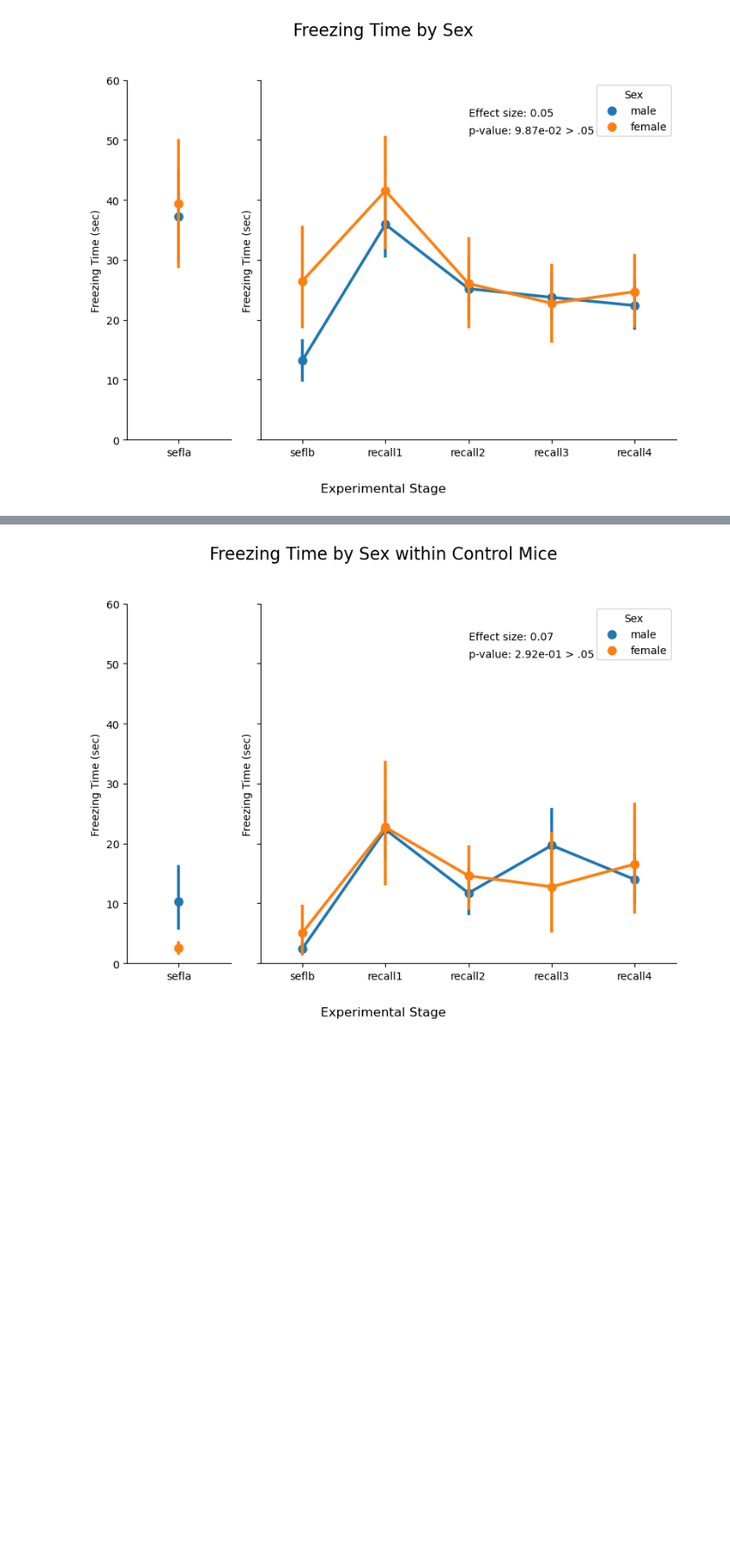
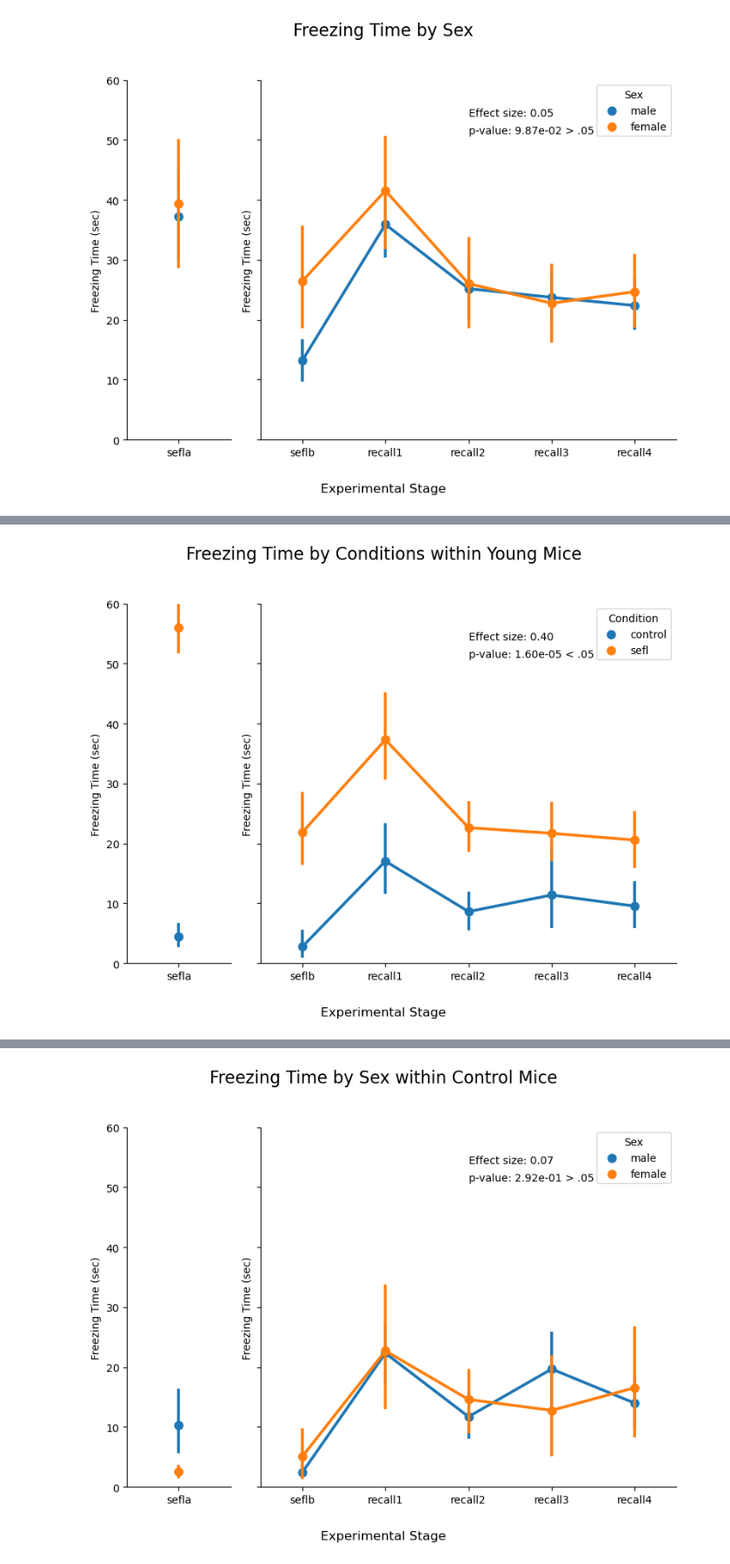
Before and after one commit to GergelyTuri/els_project, a Jupyter notebook: notebooks/novak_analyses/figures.ipynb, the cells around one changed output, grey strips where cells are left out. Shown at 87% size. Drawn from its saved outputs; the diff is of its cells as text; code cells hidden in the pictures; blank space fills up the shorter version.

```diff
--- a/notebooks/novak_analyses/figures.ipynb
+++ b/notebooks/novak_analyses/figures.ipynb
@@ -35,6 +35,14 @@ control_group = subset_data[subset_data['condition'] == 'control']
 sefla_data = data[data['day'] == 'sefla']
 experimental_group_sefla = data[(data['day'] == 'sefla') & (data['condition'] == 'sefl')]
 control_group_sefla = data[(data['day'] == 'sefla') & (data['condition'] == 'control')]
+male_data = subset_data[subset_data['sex'] == 'male']
+female_data = subset_data[subset_data['sex'] == 'female']
+male_data_sefla = data[(data['day'] == 'sefla') & (data['sex'] == 'male')]
+female_data_sefla = data[(data['day'] == 'sefla') & (data['sex'] == 'female')]
+old_data = subset_data[subset_data['young'] == 'False']
+young_data = subset_data[subset_data['young'] == 'True']
+old_data_sefla = data[(data['day'] == 'sefla') & (data['young'] == 'False')]
+young_data_sefla = data[(data['day'] == 'sefla') & (data['young'] == 'True')]
 # %%
 #figure 1a
 plt.figure(figsize=(6, 4.5))
@@ -274,0 +286,36 @@ plt.show()
+# %%
+# Figure 3c
+fig, (ax1, ax2) = plt.subplots(1, 2, figsize=(8, 6), sharey=True, gridspec_kw={'width_ratios': [1, 4]})
+
+# Plot the sefla data on the first axis for condtion comparison within young mice
+sns.pointplot(ax=ax1, data=young_data_sefla, x='day', y='freezing', hue='condition', join=True)
+ax1.set_ylabel('Freezing Time (sec)')
+ax1.set_ylim([0, 60])
+ax1.set_xlabel('')
+ax1.legend().remove()
+sns.despine(ax=ax1)
+
+# Plot the non-sefla data on the second axis for condition comparison within young mice
+sns.pointplot(ax=ax2, data=young_data, x='day', y='freezing', hue='condition', join=True)
+ax2.set_xlabel('')
+ax2.set_ylabel('Freezing Time (sec)')
+ax2.legend(title='Condition')
+sns.despine(ax=ax2)
+
+# Add main title
+fig.suptitle('Freezing Time by Conditions within Young Mice', fontsize=16, x=0.5)
+
+# Add a single x-label for the entire figure
+fig.text(0.5, -0.05, 'Experimental Stage', ha='center', fontsize=12)
+
+# Add effect size and p-value annotation
+effect_size = 0.399364
+pvalue = 1.596238e-05
+plt.text(0.5, 0.9, f"Effect size: {effect_size:.2f}", transform=plt.gca().transAxes)
+plt.text(0.5, 0.85, f"p-value: {pvalue:.2e} < .05", transform=plt.gca().transAxes)
+
+# Adjust the layout
+plt.tight_layout(rect=[0, 0, 1, 0.95])  # Adjust rect to make space for the main title
+plt.show()
+# %% [output]
+[figure, added]
```
Also changed, not shown: parts of 7 cells of this notebook, 1 other file.
